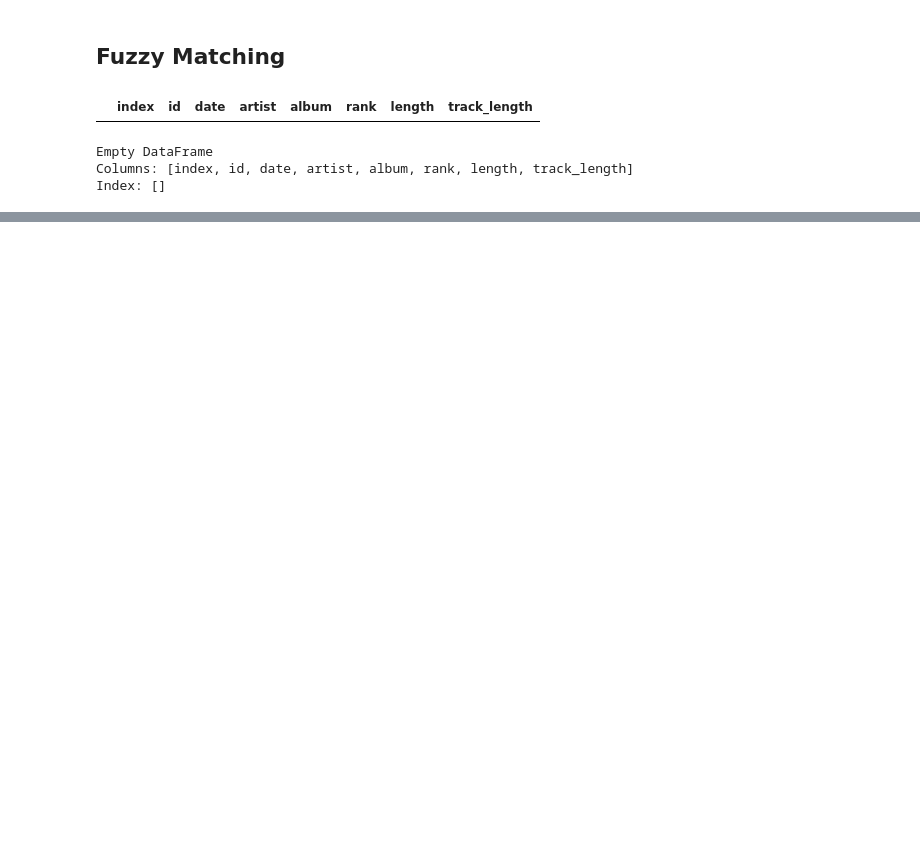
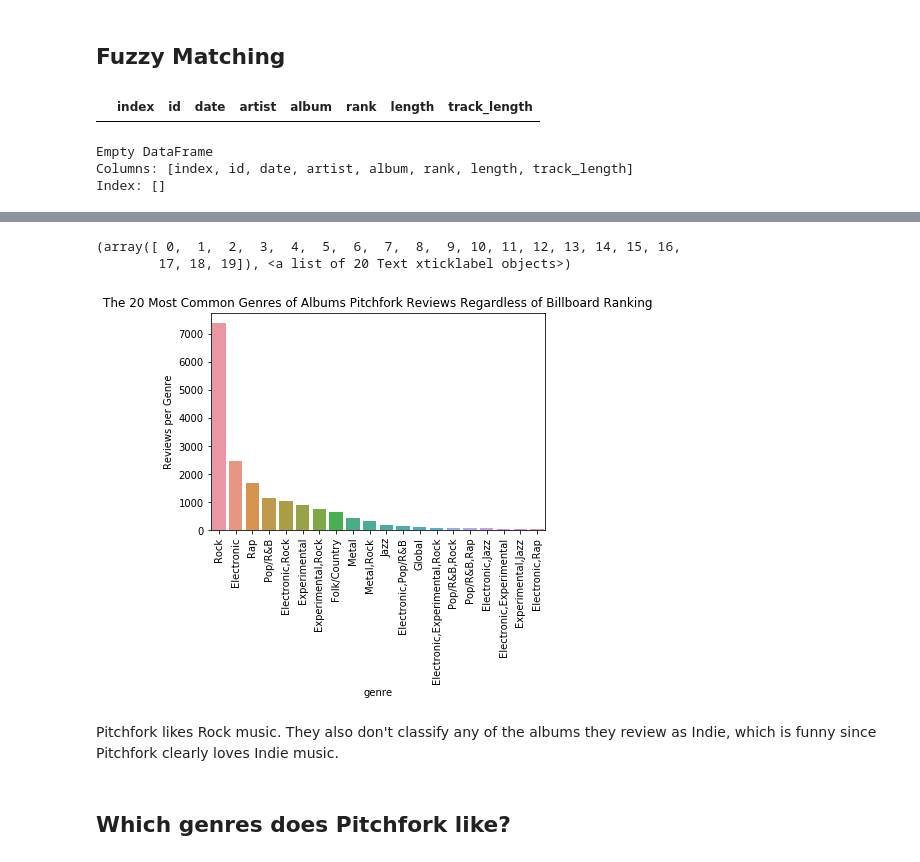
Before and after one commit to aschoettler/int15-spotify, a Jupyter notebook: Final Project.ipynb, the cells around one changed output, grey strips where cells are left out. Cells and saved outputs as stored; diff of their text form; code cells hidden in the pictures; blank space fills up the shorter version.

```diff
--- a/Final Project.ipynb
+++ b/Final Project.ipynb
@@ -585,0 +244,15 @@ checked_df = final_df[final_df['artist_x'] != final_df['artist_y']]
+# %%
+plt.figure()
+plt.title("The 20 Most Common Genres of Albums Pitchfork Reviews Regardless of Billboard Ranking") #title for subplots
+#plt.xlabel("Genre") #title for x axis
+plt.ylabel("Reviews per Genre") #title for y axis
+sns.barplot(x = b.index, y = b.values)
+plt.xticks(rotation='vertical')
+# %% [output]
+(array([ 0,  1,  2,  3,  4,  5,  6,  7,  8,  9, 10, 11, 12, 13, 14, 15, 16,
+        17, 18, 19]), <a list of 20 Text xticklabel objects>)
+[figure, added]
+# %% [markdown]
+Pitchfork likes Rock music. They also don't classify any of the albums they review as Indie, which is funny since Pitchfork clearly loves Indie music.
+# %% [markdown]
+## Which genres does Pitchfork like?
```
Also changed, not shown: parts of 138 cells of this notebook, 1 other file.
